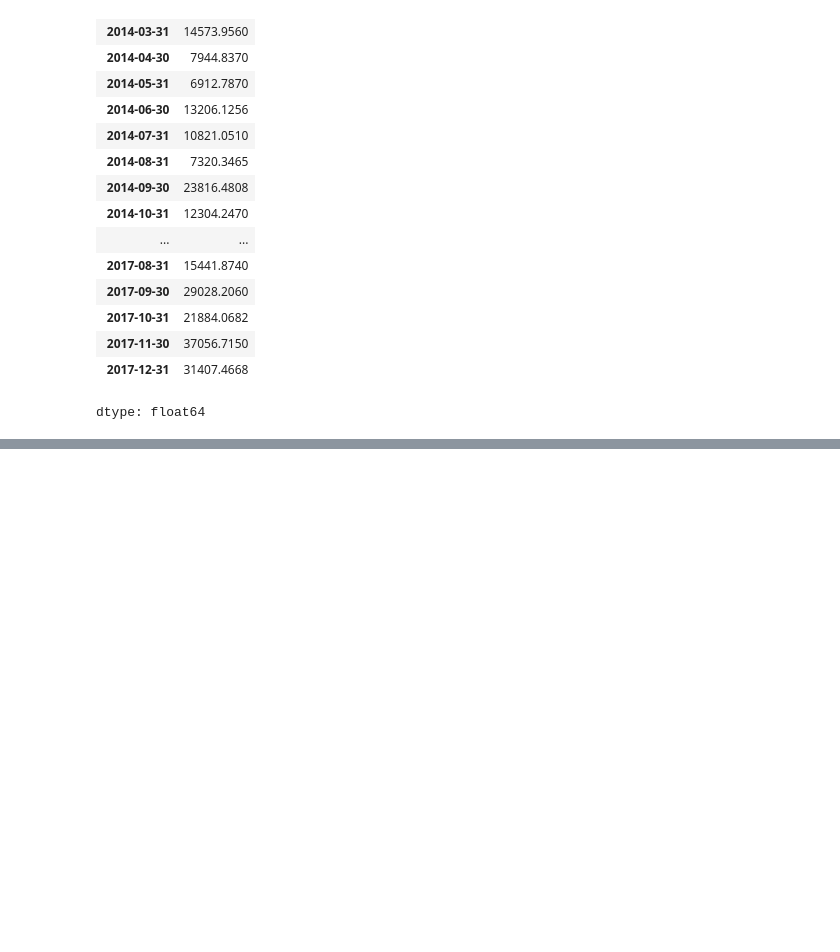
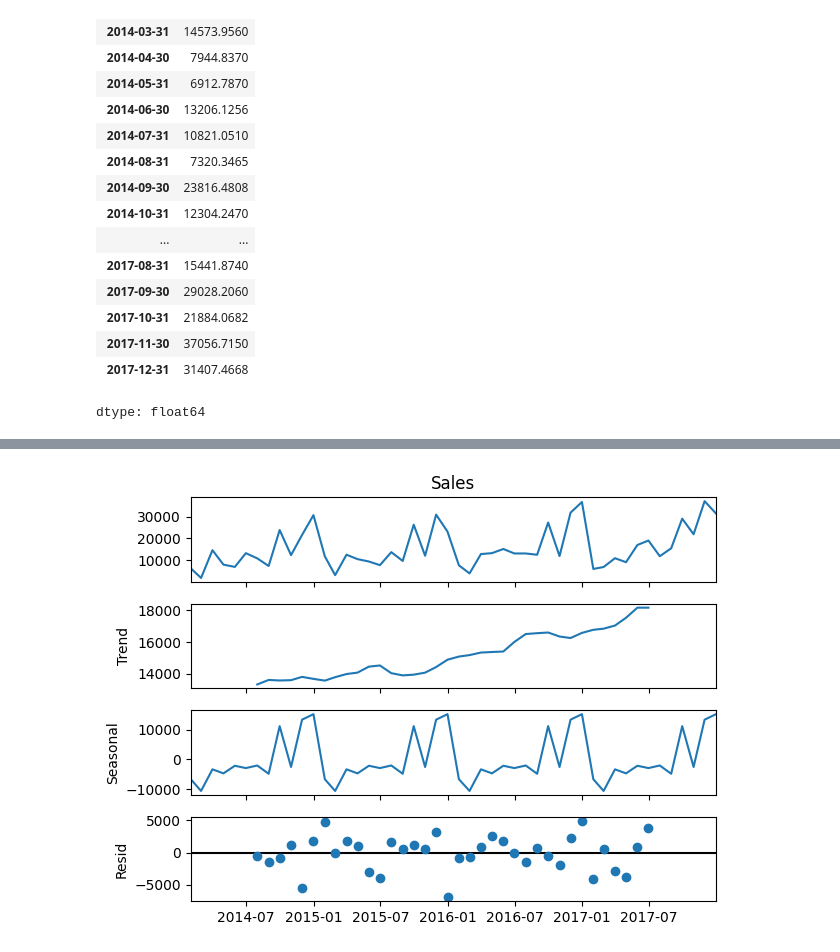
Before and after one commit to Jidnya28/Furniture-Sales-Forecasting, a Jupyter notebook: Furniture_Sales_Forecasting.ipynb, the cells around one changed output, grey strips where cells are left out. Saved outputs shown, nothing was run; the diff lists cells and outputs as text; code cells hidden in the pictures; blank space fills up the shorter version.

```diff
--- a/Furniture_Sales_Forecasting.ipynb
+++ b/Furniture_Sales_Forecasting.ipynb
@@ -237,0 +290,7 @@ dtype: float64
+# %%
+import statsmodels.api as sm
+decomposition = sm.tsa.seasonal_decompose(y)
+decomposition.plot()
+plt.show()
+# %% [output]
+[figure, added]
```
Also changed, not shown: parts of 25 cells of this notebook.
